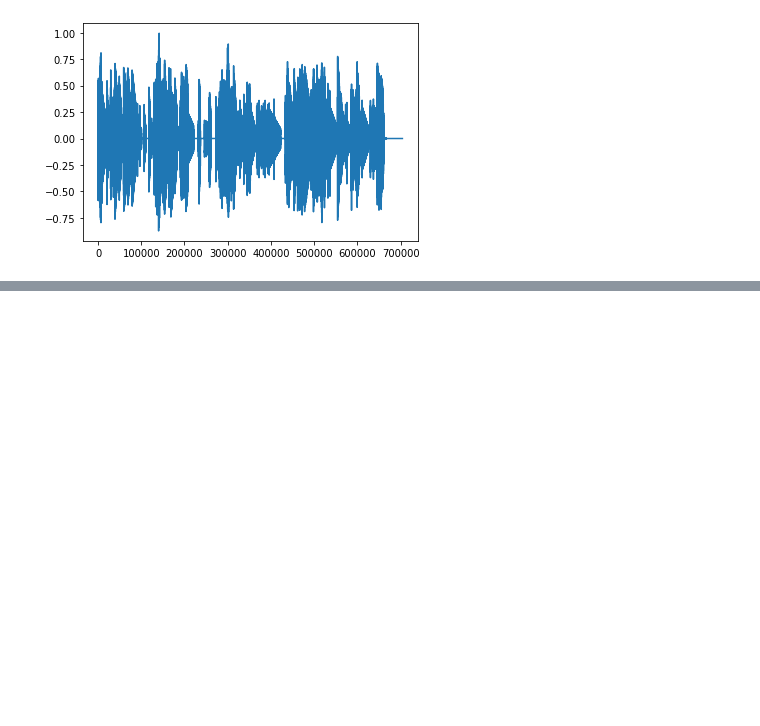
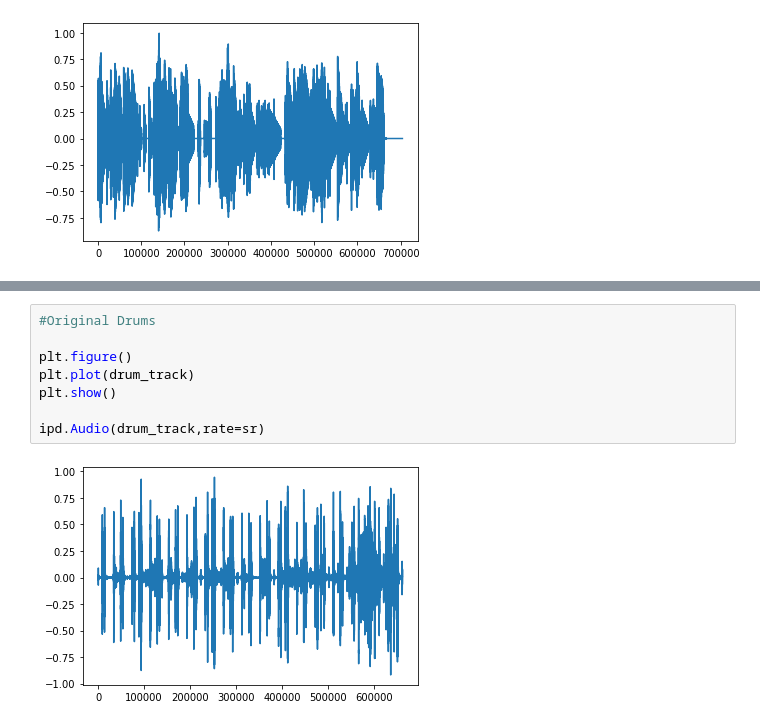
Before and after one commit to keysmon/Chiptune-Maker, a Jupyter notebook: visuals.ipynb, the cells around one changed output, grey strips where cells are left out. Saved outputs shown, nothing was run; the diff lists cells and outputs as text; blank space fills up the shorter version.

```diff
--- a/visuals.ipynb
+++ b/visuals.ipynb
@@ -78,0 +117,10 @@ plt.plot(song)
+# %%
+#Original Drums
+
+plt.figure()
+plt.plot(drum_track)
+plt.show()
+
+ipd.Audio(drum_track,rate=sr)
+# %% [output]
+[figure, added]
```
Also changed, not shown: parts of 5 cells of this notebook, 1 other file.
